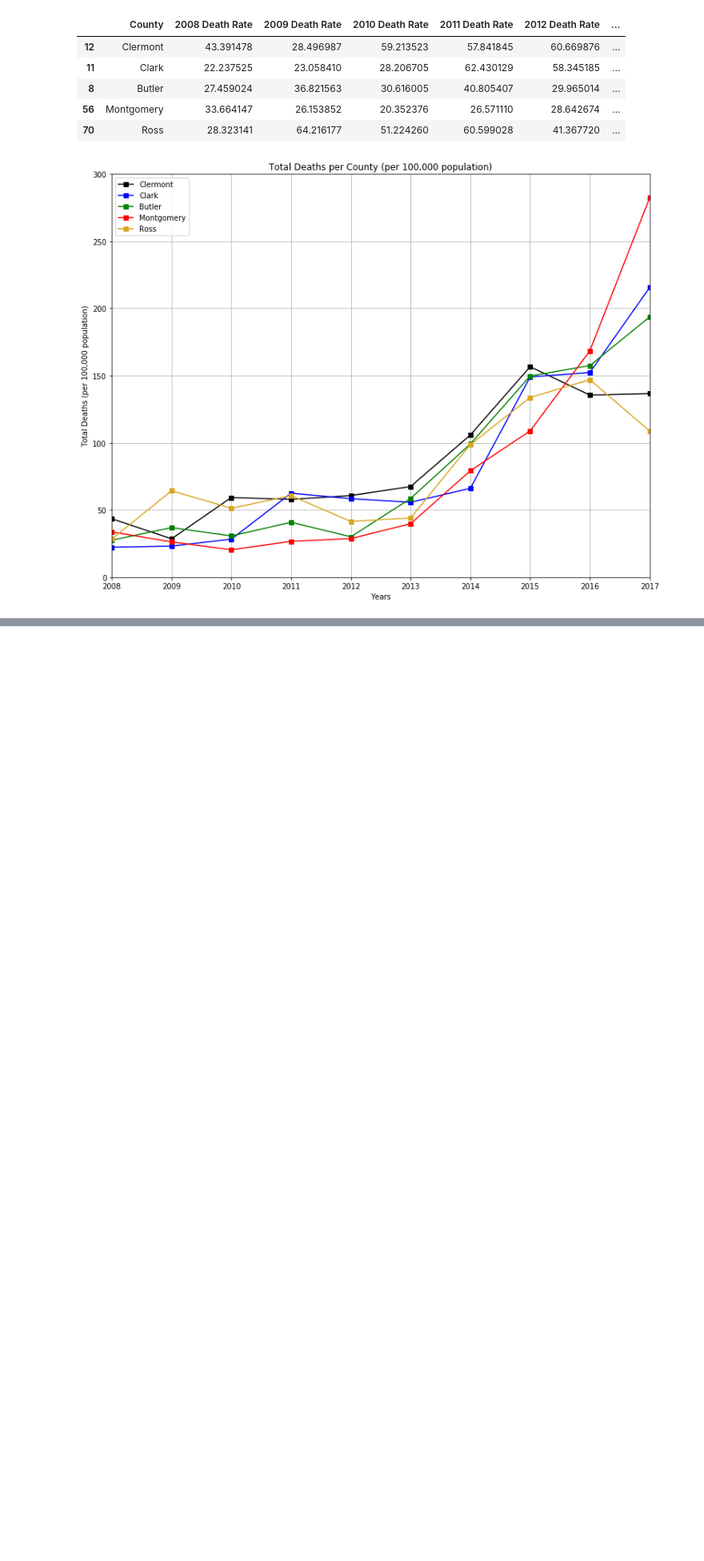
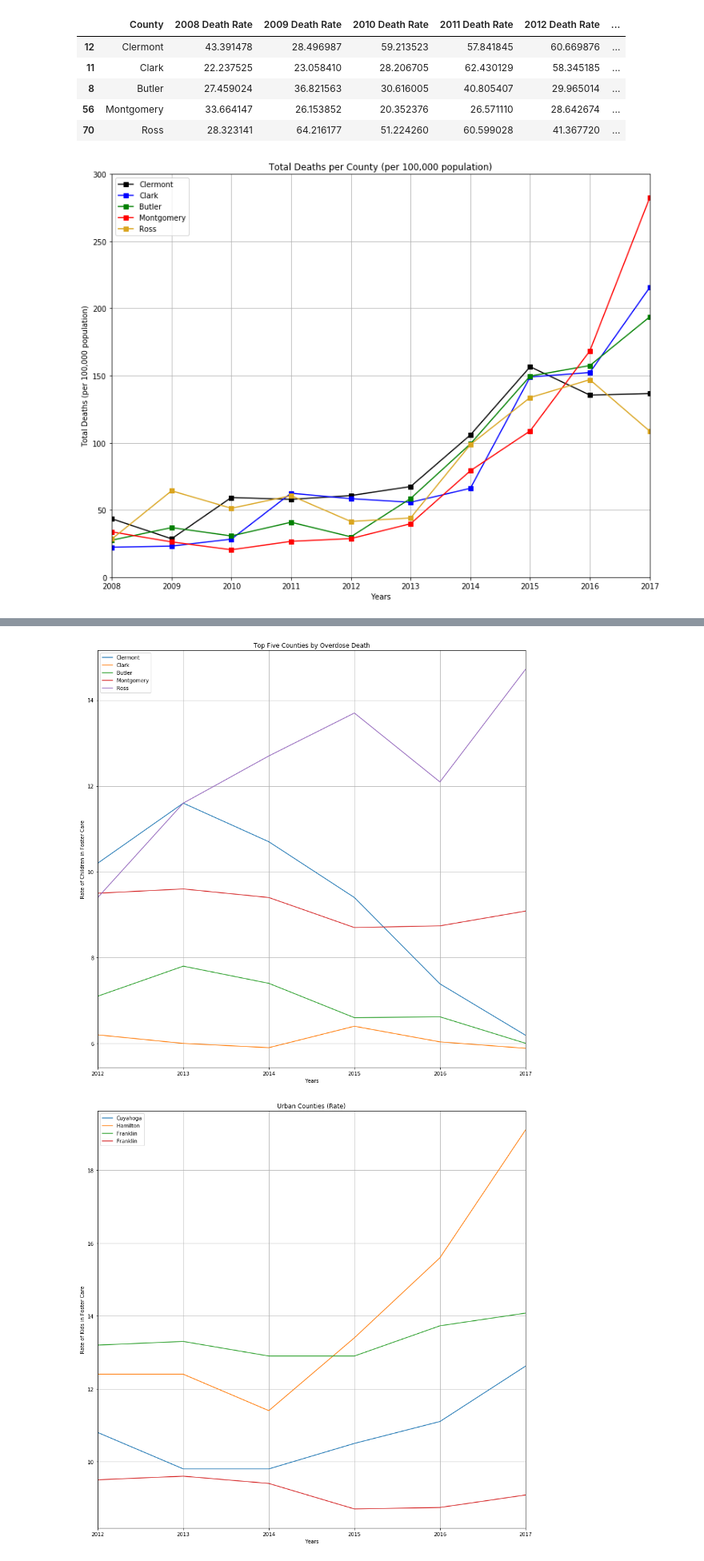
Before and after one commit to mervinator/project1group3, a Jupyter notebook: Project 1_PH/Death_Total_PH.ipynb, the cells around one changed output, grey strips where cells are left out. Shown at 80% size. Cells and saved outputs as stored; diff of their text form; code cells hidden in the pictures; blank space fills up the shorter version.

```diff
--- a/Project 1_PH/Death_Total_PH.ipynb
+++ b/Project 1_PH/Death_Total_PH.ipynb
@@ -578,0 +906,78 @@ plt.show()
+# %%
+df2 = pd.read_csv("../Foster/county_foster_rates.csv")
+df2=df2.drop("Unnamed: 0",axis=1)
+df2.head(15)
+
+ax = plt.gca()
+clermont=df2["Location"]=="Clermont"
+clermont=df2[clermont]
+clermont=clermont.sort_values(by='TimeFrame')
+
+clark=df2["Location"]=="Clark"
+clark=df2[clark]
+clark=clark.sort_values(by='TimeFrame')
+
+butler=df2["Location"]=="Butler"
+butler=df2[butler]
+butler=butler.sort_values(by='TimeFrame')
+
+montgomery=df2["Location"]=="Montgomery"
+montgomery=df2[montgomery]
+montgomery=montgomery.sort_values(by='TimeFrame')
+
+ross=df2["Location"]=="Ross"
+ross=df2[ross]
+ross=ross.sort_values(by='TimeFrame')
+
+#trumbull=df2["Location"]=="Trumbull"
+#trumbull=df2[trumbull]
+#trumbull=trumbull.sort_values(by='TimeFrame')
+
+#hamilton=df2["Location"]=="Hamilton"
+#hamilton=df2[hamilton]
+#hamilton=hamilton.sort_values(by='TimeFrame')
+
+clermont.plot(kind='line',x="TimeFrame",y='Data',figsize=(15,15),label='Clermont',ax=ax)
+clark.plot(kind='line',x="TimeFrame",y='Data',label='Clark',ax=ax)
+butler.plot(kind='line',x="TimeFrame",y='Data',label='Butler',ax=ax)
+montgomery.plot(kind='line',x="TimeFrame",y='Data',label='Montgomery',ax=ax)
+ross.plot(kind='line',x="TimeFrame",y='Data',label='Ross',ax=ax)
+
+plt.grid()
+plt.title("Top Five Counties by Overdose Death")
+plt.xlabel("Years")
+plt.ylabel("Rate of Children in Foster Care")
+plt.savefig("Images_PH/top_seven_deaths_by_rate.png")
+plt.show()
+
+ax = plt.gca()
+
+cuyahoga=df2["Location"]=="Cuyahoga"
+cuyahoga=df2[cuyahoga]
+cuyahoga=cuyahoga.sort_values(by='TimeFrame')
+
+hamilton=df2["Location"]=="Hamilton"
+hamilton=df2[hamilton]
+hamilton=hamilton.sort_values(by='TimeFrame')
+
+franklin=df2["Location"]=="Franklin"
+franklin=df2[franklin]
+franklin=franklin.sort_values(by='TimeFrame')
+
+montgomery=df2["Location"]=="Montgomery"
+montgomery=df2[montgomery]
+montgomery=montgomery.sort_values(by='TimeFrame')
+
+cuyahoga.plot(kind='line',x="TimeFrame",y='Data',figsize=(15,15),label='Cuyahoga',ax=ax)
+hamilton.plot(kind='line',x="TimeFrame",y='Data',figsize=(15,15),label='Hamilton',ax=ax)
+franklin.plot(kind='line',x="TimeFrame",y='Data',figsize=(15,15),label='Franklin',ax=ax)
+montgomery.plot(kind='line',x="TimeFrame",y='Data',figsize=(15,15),label='Franklin',ax=ax)
+plt.grid()
+plt.title("Urban Counties (Rate)")
+plt.xlabel("Years")
+plt.ylabel("Rate of Kids in Foster Care")
+plt.savefig("Images_PH/Urban_Counties_rate.png")
+plt.show()
+# %% [output]
+[figure, added]
+[figure, added]
```
Also changed, not shown: parts of 18 cells of this notebook, 9 other files.
